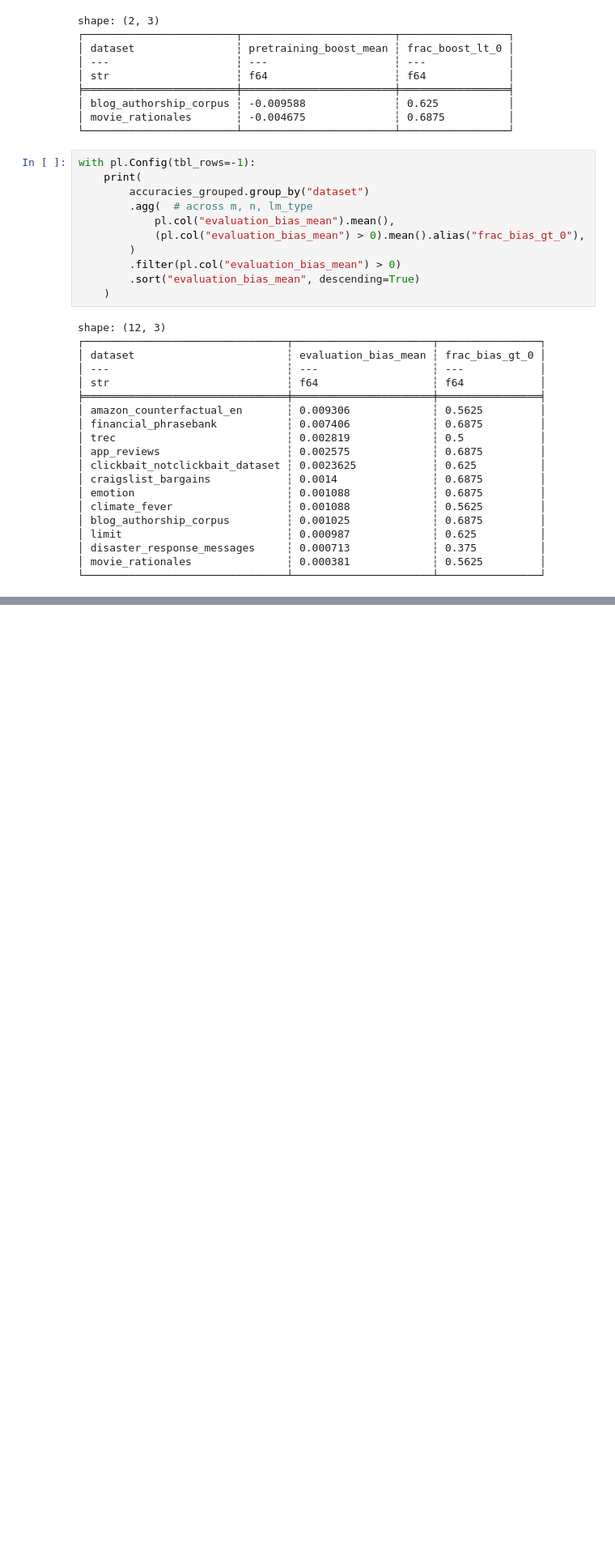
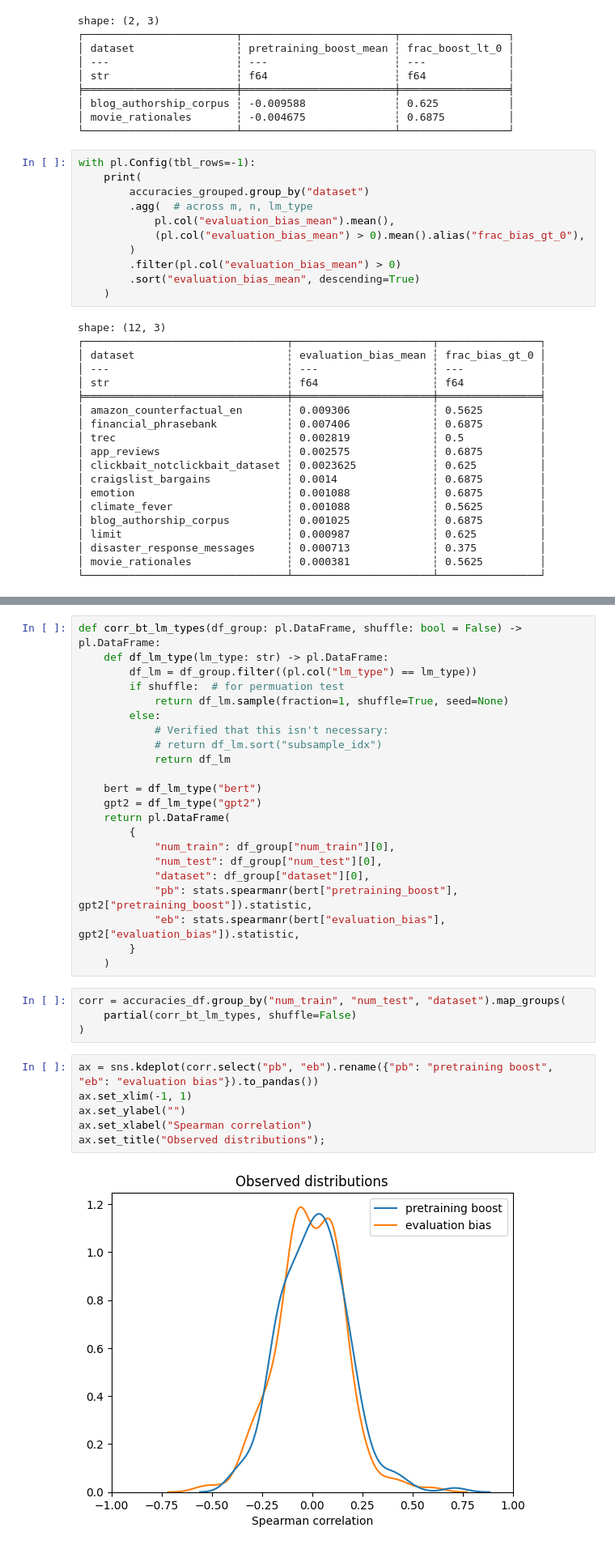
Before and after one commit to kddubey/pretrain-on-test, a Jupyter notebook: analysis/dataset_level.ipynb, the cells around one changed output, grey strips where cells are left out. Shown at 81% size. Saved outputs shown, nothing was run; the diff lists cells and outputs as text; blank space fills up the shorter version.

Commit message:
subsample correlation analysis

```diff
--- a/analysis/dataset_level.ipynb
+++ b/analysis/dataset_level.ipynb
@@ -228,0 +244,34 @@ shape: (12, 3)
+# %%
+def corr_bt_lm_types(df_group: pl.DataFrame, shuffle: bool = False) -> pl.DataFrame:
+    def df_lm_type(lm_type: str) -> pl.DataFrame:
+        df_lm = df_group.filter((pl.col("lm_type") == lm_type))
+        if shuffle:  # for permuation test
+            return df_lm.sample(fraction=1, shuffle=True, seed=None)
+        else:
+            # Verified that this isn't necessary:
+            # return df_lm.sort("subsample_idx")
+            return df_lm
+
+    bert = df_lm_type("bert")
+    gpt2 = df_lm_type("gpt2")
+    return pl.DataFrame(
+        {
+            "num_train": df_group["num_train"][0],
+            "num_test": df_group["num_test"][0],
+            "dataset": df_group["dataset"][0],
+            "pb": stats.spearmanr(bert["pretraining_boost"], gpt2["pretraining_boost"]).statistic,
+            "eb": stats.spearmanr(bert["evaluation_bias"], gpt2["evaluation_bias"]).statistic,
+        }
+    )
+# %%
+corr = accuracies_df.group_by("num_train", "num_test", "dataset").map_groups(
+    partial(corr_bt_lm_types, shuffle=False)
+)
+# %%
+ax = sns.kdeplot(corr.select("pb", "eb").rename({"pb": "pretraining boost", "eb": "evaluation bias"}).to_pandas())
+ax.set_xlim(-1, 1)
+ax.set_ylabel("")
+ax.set_xlabel("Spearman correlation")
+ax.set_title("Observed distributions");
+# %% [output]
+[figure, added]
```
Also changed, not shown: parts of 7 cells of this notebook.
